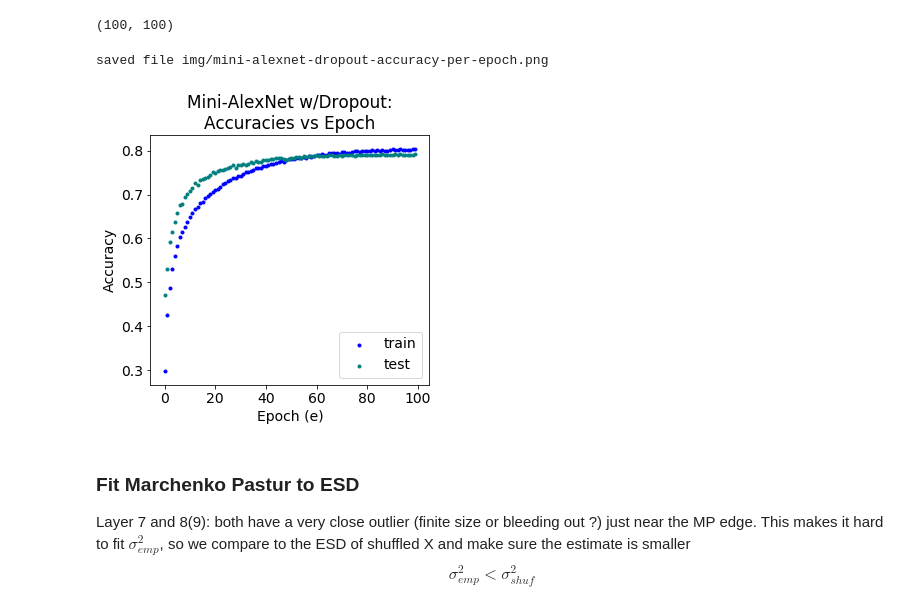
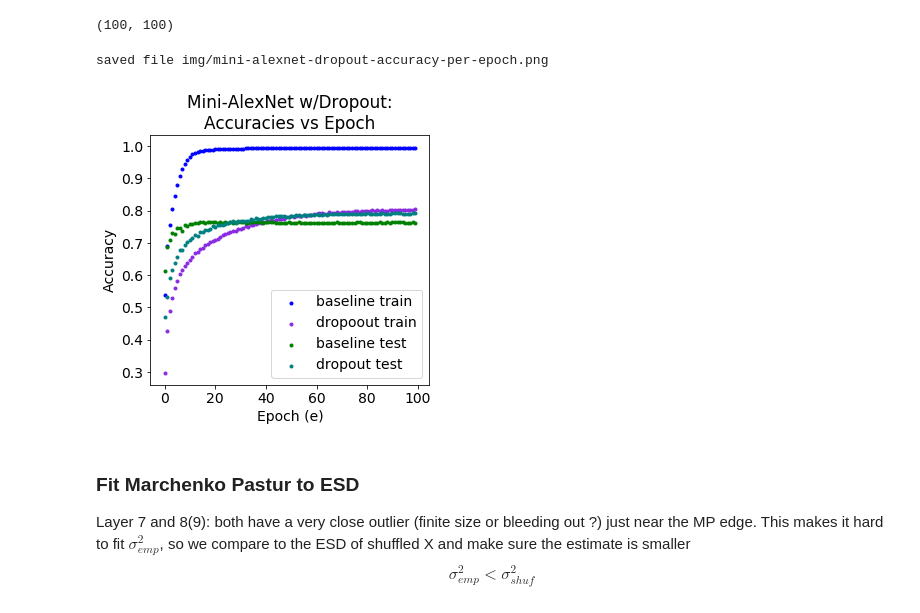
Before and after one commit to CalculatedContent/ImplicitSelfRegularization, a Jupyter notebook: AlexNet-Baseline-wDropout.ipynb, the cells around one changed output. Cells and saved outputs as stored; diff of their text form; code cells hidden in the pictures.

```diff
--- a/AlexNet-Baseline-wDropout.ipynb
+++ b/AlexNet-Baseline-wDropout.ipynb
@@ -123,6 +123,10 @@ ls: WeightsDIR/*dp*: No such file or directory
 # %% [markdown]
 ## Baseline (first, for comparison)
 # %%
-model = RMT_Util.Alexnet_Model(batchnorm=False)
+model = RMT_Util.Alexnet_Model()
+
 sess = tf.InteractiveSession()
 sess.run(tf.global_variables_initializer())
+
+model.load_weights(BASELINE_final_weightfile)
+print(model.summary())
@@ -128,0 +151,8 @@ sess.run(tf.global_variables_initializer())
+# %%
+opt = SGD(lr=0.01, momentum=0.9)
+model.compile(loss='mse', optimizer=opt, metrics=['accuracy'])
+
+sess = tf.InteractiveSession()
+sess.run(tf.global_variables_initializer())
+# %%
+test_images, test_labels = RMT_Util.read_test_images(datadir=DATA_DIR)
@@ -128,0 +161,10 @@ sess.run(tf.global_variables_initializer())
+# %%
+bsln_train_accs = RMT_Util.read_training_accuracies(BASELINE_outfile)
+assert(len(bsln_train_accs)==NUM_BASELINE_EPOCHS)
+
+bsln_test_accs = []
+for epoch in tqdm(range(NUM_BASELINE_EPOCHS)):
+    modelfile = BASELINE_per_epoch_weightfile.format(epoch)
+    model.load_weights(modelfile)
+    acc =  model.evaluate(np.array(test_images),np.array(test_labels), batch_size=256)
+    bsln_test_accs.append(acc[1])
@@ -266,20 +327,24 @@ len(dp_train_accs), len(dp_test_accs)
 # %%
 x = range(NUM_DROPOUT_EPOCHS)
 
-plt.scatter(x, dp_train_accs,  marker='.',color='blue', label="train")
-plt.scatter(x, dp_test_accs,  marker='.',color='teal', label="test")
+plt.scatter(x, bsln_train_accs,  marker='.',color='blue', label="baseline train")
+plt.scatter(x, dp_train_accs,  marker='.',color='blueviolet', label='dropoout train')
+
+plt.scatter(x, bsln_test_accs,  marker='.',color='green', label="baseline test")
+plt.scatter(x, dp_test_accs,  marker='.',color='teal', label='dropout test')
+
 
 plt.title('Mini-AlexNet w/Dropout:'+'\n'+'Accuracies vs Epoch')
 plt.xlabel("Epoch (e)")
 plt.ylabel("Accuracy")
 plt.legend()
 plt.tight_layout()
 
 plt.savefig(ACCURACY_FILE)
 print("saved file {}".format(ACCURACY_FILE))
 # %% [output]
 saved file img/mini-alexnet-dropout-accuracy-per-epoch.png
-[figure, old version]
+[figure, new version]
 # %% [markdown]
 ### Fit Marchenko Pastur to ESD
 
```
Also changed, not shown: parts of 8 cells of this notebook, 3 other files.
